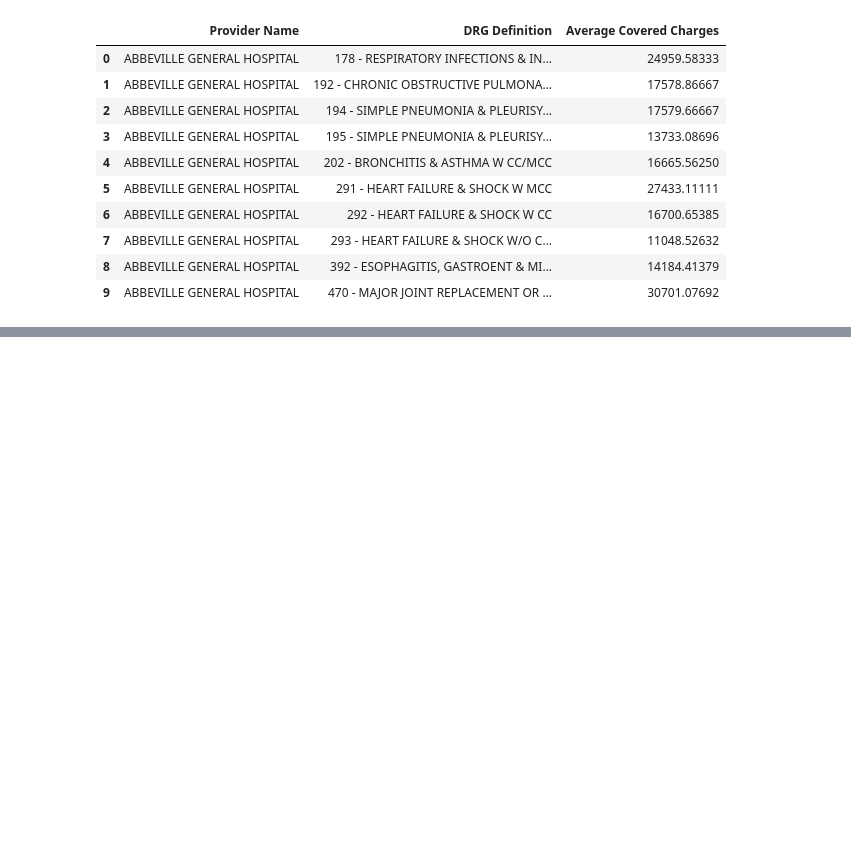
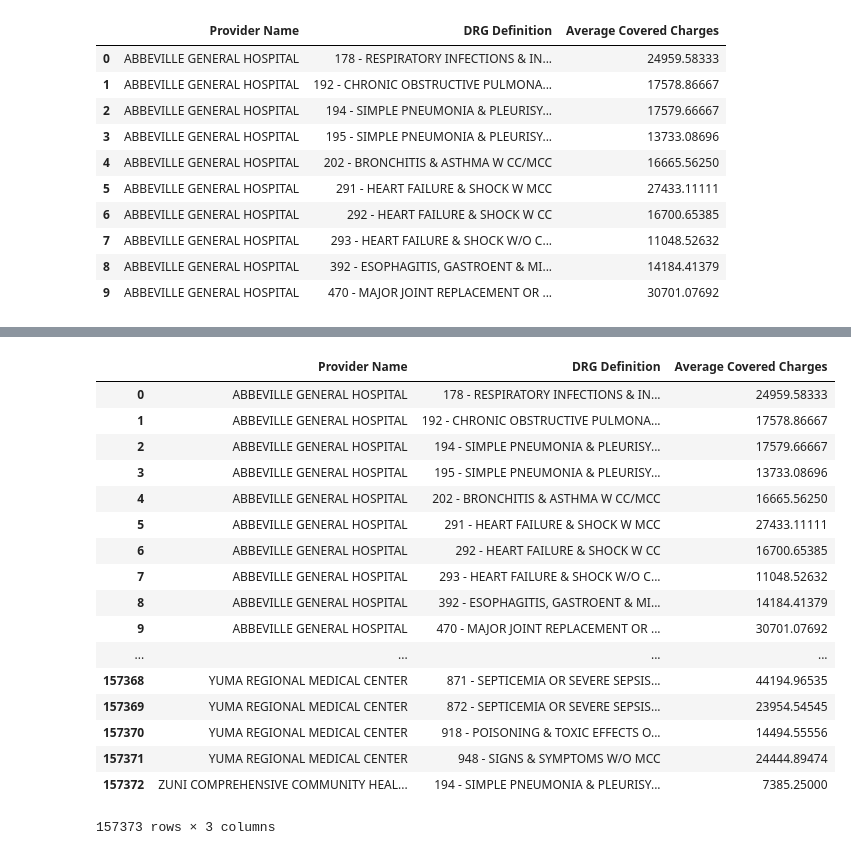
Before and after one commit to DataAndDeadlifts/CMS_Projects, a Jupyter notebook: 2018-07-26 Inpatient Investigation.ipynb, the cells around one changed output, grey strips where cells are left out. Drawn from its saved outputs; the diff is of its cells as text; code cells hidden in the pictures; blank space fills up the shorter version.

```diff
--- a/2018-07-26 Inpatient Investigation.ipynb
+++ b/2018-07-26 Inpatient Investigation.ipynb
@@ -136,0 +184,21 @@ div_drg_lower.plot(kind='barh')
+# %%
+groupby_hosp_2011_wloc
+# %% [output]
+|  | Provider Name | DRG Definition | Average Covered Charges |
+| 0 | ABBEVILLE GENERAL HOSPITAL | 178 - RESPIRATORY INFECTIONS & IN... | 24959.58333 |
+| 1 | ABBEVILLE GENERAL HOSPITAL | 192 - CHRONIC OBSTRUCTIVE PULMONA... | 17578.86667 |
+| 2 | ABBEVILLE GENERAL HOSPITAL | 194 - SIMPLE PNEUMONIA & PLEURISY... | 17579.66667 |
+| 3 | ABBEVILLE GENERAL HOSPITAL | 195 - SIMPLE PNEUMONIA & PLEURISY... | 13733.08696 |
+| 4 | ABBEVILLE GENERAL HOSPITAL | 202 - BRONCHITIS & ASTHMA W CC/MCC | 16665.56250 |
+| 5 | ABBEVILLE GENERAL HOSPITAL | 291 - HEART FAILURE & SHOCK W MCC | 27433.11111 |
+| 6 | ABBEVILLE GENERAL HOSPITAL | 292 - HEART FAILURE & SHOCK W CC | 16700.65385 |
+| 7 | ABBEVILLE GENERAL HOSPITAL | 293 - HEART FAILURE & SHOCK W/O C... | 11048.52632 |
+| 8 | ABBEVILLE GENERAL HOSPITAL | 392 - ESOPHAGITIS, GASTROENT & MI... | 14184.41379 |
+| 9 | ABBEVILLE GENERAL HOSPITAL | 470 - MAJOR JOINT REPLACEMENT OR ... | 30701.07692 |
+| ... | ... | ... | ... |
+| 157368 | YUMA REGIONAL MEDICAL CENTER | 871 - SEPTICEMIA OR SEVERE SEPSIS... | 44194.96535 |
+| 157369 | YUMA REGIONAL MEDICAL CENTER | 872 - SEPTICEMIA OR SEVERE SEPSIS... | 23954.54545 |
+| 157370 | YUMA REGIONAL MEDICAL CENTER | 918 - POISONING & TOXIC EFFECTS O... | 14494.55556 |
+| 157371 | YUMA REGIONAL MEDICAL CENTER | 948 - SIGNS & SYMPTOMS W/O MCC | 24444.89474 |
+| 157372 | ZUNI COMPREHENSIVE COMMUNITY HEAL... | 194 - SIMPLE PNEUMONIA & PLEURISY... | 7385.25000 |
+157373 rows × 3 columns
```
Also changed, not shown: parts of 23 cells of this notebook, 1 other file.
